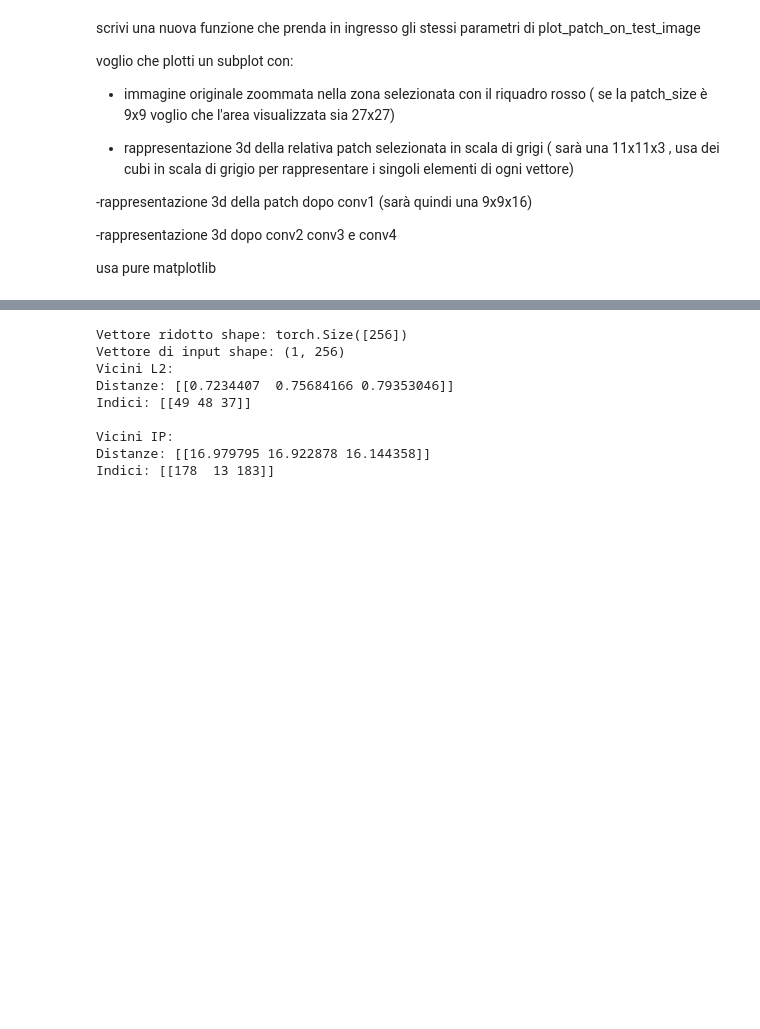
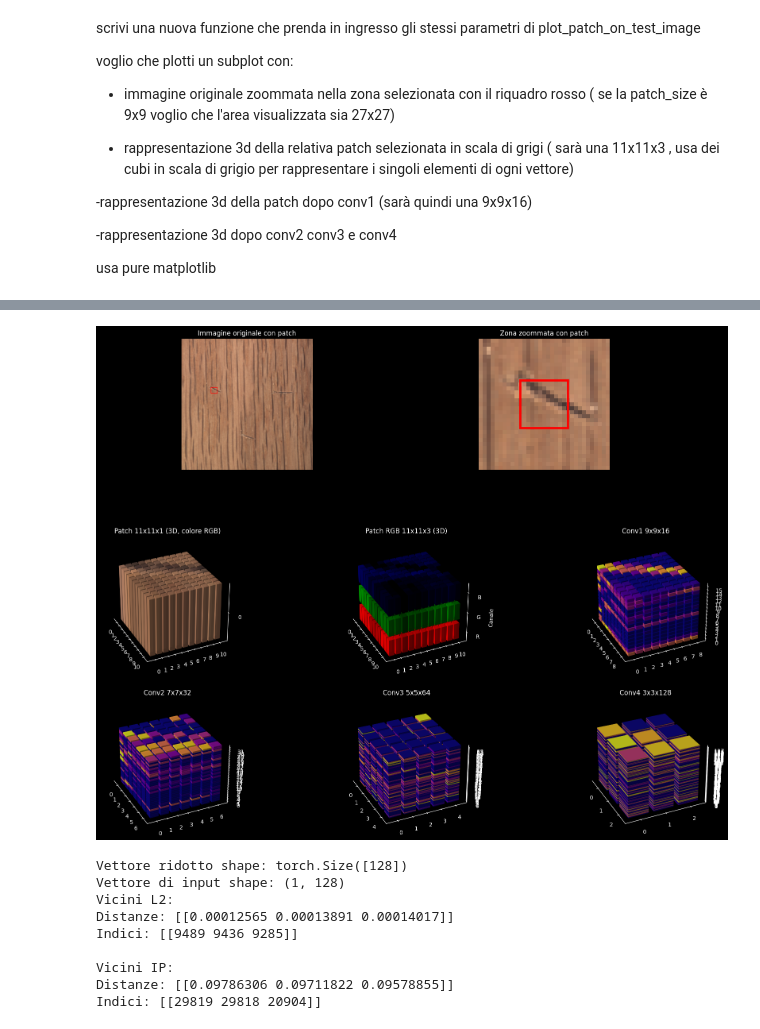
Before and after one commit to seb0t/-CV---anomalib-tutorial-with-visualization, a Jupyter notebook: notebooks/maybe.ipynb, the cells around one changed output, grey strips where cells are left out. Saved outputs shown, nothing was run; the diff lists cells and outputs as text; code cells hidden in the pictures; blank space fills up the shorter version.

```diff
--- a/notebooks/maybe.ipynb
+++ b/notebooks/maybe.ipynb
@@ -684,3 +835,18 @@ final_patch = visualize_patch_through_network(
+# %%
+
+payload = visualize_patch_through_network(
+    df_test=df_test,
+    idx=index,             # Indice dell'immagine di test
+    patch_size=3,         # Dimensione del patch (11x11)
+    center=(63, 100),     # Centro del patch (x, y)
+    model=model,           # Modello neurale
+    device=device,         # Device (CPU/GPU)
+    zoom_factor=3         # Fattore di zoom (area visualizzata = patch_size * zoom_factor)
+)
+# %%
+plot_report(payload, normalize="PerChannel")
+# %% [output]
+[figure, added]
 # %%
 def find_faiss_neighbors(tensor, index_L2, index_ip, k=3 , reduction='mean'):
     """
@@ -738,6 +904,7 @@ def find_faiss_neighbors(tensor, index_L2, index_ip, k=3 , reduction='mean'):
 # Ensure final_patch has the correct shape (3x3x128)
 # reshaped_patch = final_patch.permute(1, 2, 0)  # Reshape from (128, 3, 3) to (3, 3, 128)
 
+final_patch = payload["final_patch"]  # (3, 3, 128)
 neighbors = find_faiss_neighbors(final_patch, index_L2, index_ip, k=3 , reduction='mean')
 # Stampa i risultati per L2
 distances_L2, indices_L2 = neighbors['L2']
@@ -751,15 +918,15 @@ print("\nVicini IP:")
 print("Distanze:", distances_IP)
 print("Indici:", indices_IP)
 # %% [output]
-Vettore ridotto shape: torch.Size([256])
-Vettore di input shape: (1, 256)
+Vettore ridotto shape: torch.Size([128])
+Vettore di input shape: (1, 128)
 Vicini L2:
-Distanze: [[0.7234407  0.75684166 0.79353046]]
-Indici: [[49 48 37]]
+Distanze: [[0.00012565 0.00013891 0.00014017]]
+Indici: [[9489 9436 9285]]
 
 Vicini IP:
-Distanze: [[16.979795 16.922878 16.144358]]
-Indici: [[178  13 183]]
+Distanze: [[0.09786306 0.09711822 0.09578855]]
+Indici: [[29819 29818 20904]]
 # %%
 neighbors = find_faiss_neighbors(final_patch, index_L2, index_ip, k=3 ,reduction='max')
 # Stampa i risultati per L2
```
Also changed, not shown: parts of 14 cells of this notebook.
